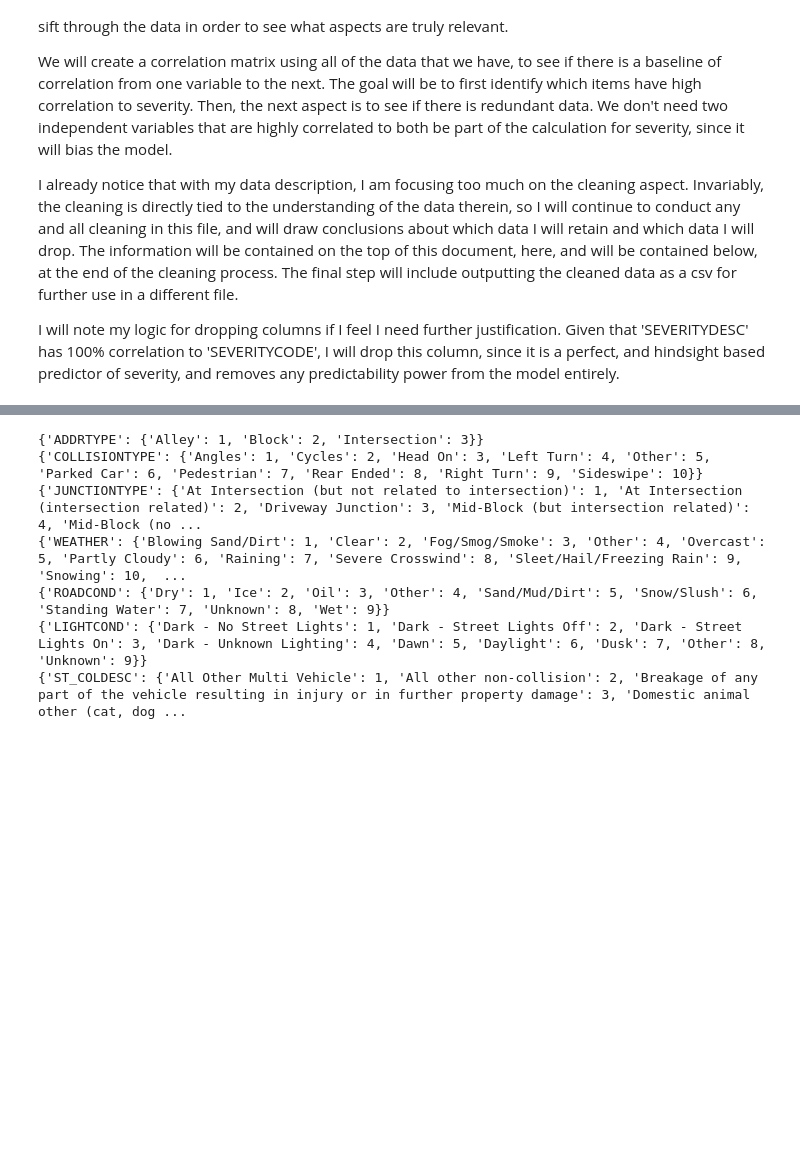
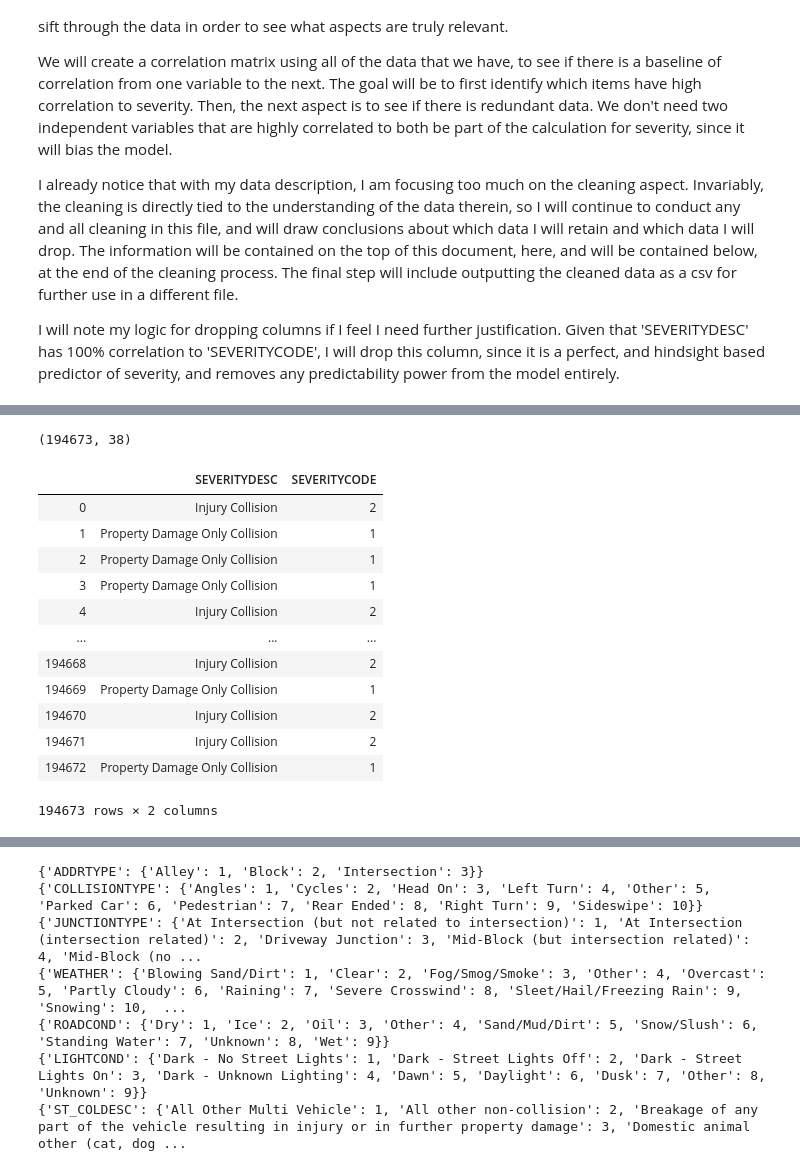
Before and after one commit to Iron-Mountain/IBM-Data-Science-Professional-Specialization, a Jupyter notebook: Data-Science-Capstone/Data-Section.ipynb, the cells around one changed output, grey strips where cells are left out. Drawn from its saved outputs; the diff is of its cells as text; code cells hidden in the pictures; blank space fills up the shorter version.

```diff
--- a/Data-Science-Capstone/Data-Section.ipynb
+++ b/Data-Science-Capstone/Data-Section.ipynb
@@ -24,9 +24,29 @@ collision_data.describe()
 | 50% | 1.000000 | -122.330224 | 47.615369 | 106912.000000 | 123363.000000 | 123363.000000 | 29973.000000 | 1.000000 | 2.000000 | ... |
 | 75% | 2.000000 | -122.311937 | 47.663664 | 162272.000000 | 203319.000000 | 203459.000000 | 33973.000000 | 2.000000 | 3.000000 | ... |
 | max | 2.000000 | -122.238949 | 47.734142 | 219547.000000 | 331454.000000 | 332954.000000 | 757580.000000 | 2.000000 | 81.000000 | ... |
+# %%
+collision_data.shape
+# %% [output]
+(194673, 38)
 # %%
 collision_data.drop(collision_data[collision_data.EXCEPTRSNCODE == 'NEI'].index, inplace=True)
 collision_data.drop(columns=['EXCEPTRSNCODE', 'EXCEPTRSNDESC'], inplace=True)
+# %%
+collision_data[['SEVERITYDESC','SEVERITYCODE']]
+# %% [output]
+|  | SEVERITYDESC | SEVERITYCODE |
+| 0 | Injury Collision | 2 |
+| 1 | Property Damage Only Collision | 1 |
+| 2 | Property Damage Only Collision | 1 |
+| 3 | Property Damage Only Collision | 1 |
+| 4 | Injury Collision | 2 |
+| ... | ... | ... |
+| 194668 | Injury Collision | 2 |
+| 194669 | Property Damage Only Collision | 1 |
+| 194670 | Injury Collision | 2 |
+| 194671 | Injury Collision | 2 |
+| 194672 | Property Damage Only Collision | 1 |
+194673 rows × 2 columns
 # %%
 # INATTENTIONIND SET Y = 1 BLANK = 0
 # UNDERINFL SET Y, = 1, N = 0, BLANK = 0
```
Also changed, not shown: parts of 10 cells of this notebook, 9 other files.
